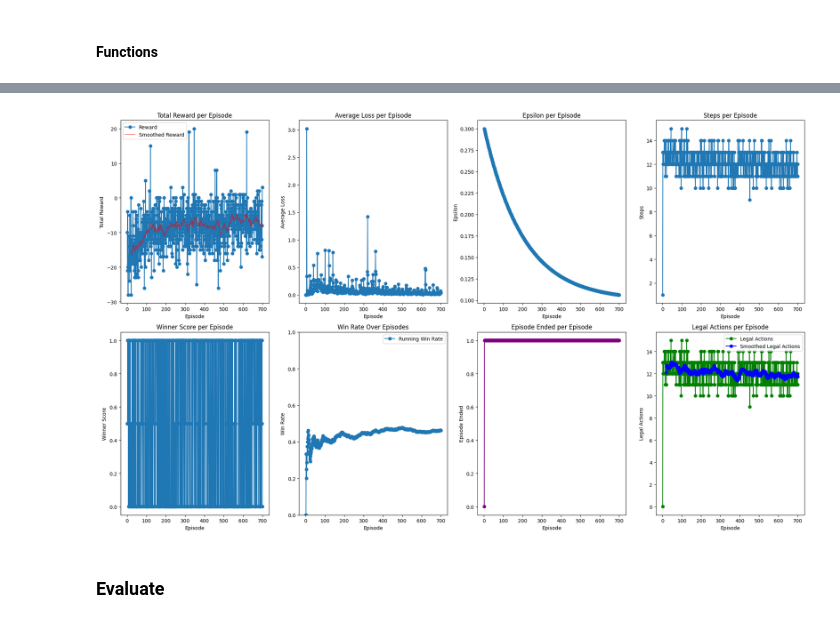
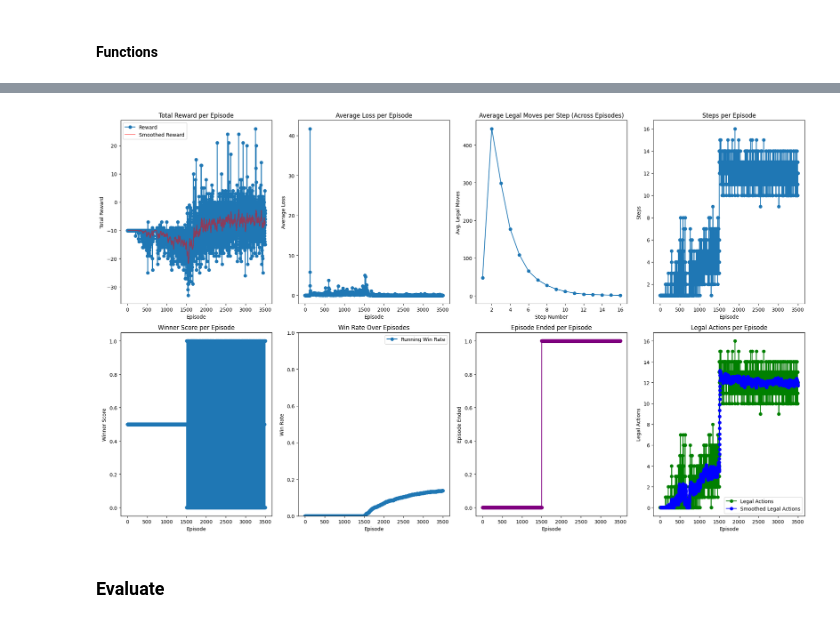
Before and after one commit to gabriel-mercier/Cathedral-RL-CL, a Jupyter notebook: DQN.ipynb, the cells around one changed output, grey strips where cells are left out. Cells and saved outputs as stored; diff of their text form; code cells hidden in the pictures.

```diff
--- a/DQN.ipynb
+++ b/DQN.ipynb
@@ -459,36 +469,39 @@ import matplotlib.pyplot as plt
 import torch
 import torch.nn.functional as F
 
-# Autorise les scalaires de numpy dans la sérialisation de torch
+# Allow numpy scalars in torch serialization
 torch.serialization.add_safe_globals(["numpy._core.multiarray.scalar"])
 
-# Chargement du fichier contenant les poids
+# Load the model weights and associated data
 data = torch.load("model_weights_DQN/TEST.pth", weights_only=False)
 
-# Extraction des listes pour le plotting
+# Extract lists for plotting
 list_reward          = data['list_reward']
-list_epsilon         = data['list_epsilon']
+list_epsilon         = data['list_epsilon']  # no longer used for plotting
 list_loss            = data['list_loss']
 list_steps           = data['list_steps']
 list_winner          = data['list_winner']
 list_episode_ended   = data['list_episode_ended']
 list_legal_actions   = data['list_legal_actions']
 
-# Création de l'axe x (les épisodes)
+
+# Extract the dictionary of average legal moves per step.
+avg_legal_moves_per_step = data['avg_legal_moves_per_step']
+# Sort the steps and extract the average values
+steps_sorted = sorted(avg_legal_moves_per_step.keys())
+avg_moves = [avg_legal_moves_per_step[step] for step in steps_sorted]
+
+# Create the x-axis for episodes
 episodes = np.arange(1, len(list_reward) + 1)
 
-# Calcul de la moyenne lissée des rewards (moyenne glissante)
-window_size = 20  # taille de la fenêtre pour le lissage (à ajuster selon vos données)
-
-# Calcul de la moyenne lissée pour list_legal_actions
+# Compute the smoothed averages using a sliding window for reward and legal actions per episode
+window_size = 20  # adjust as needed
+smoothed_rewards = np.convolve(list_reward, np.ones(window_size)/window_size, mode='valid')
 smoothed_legal_actions = np.convolve(list_legal_actions, np.ones(window_size)/window_size, mode='valid')
 
-smoothed_rewards = np.convolve(list_reward, np.ones(window_size)/window_size, mode='valid')
-
-# Création d'une figure avec 8 subplots (2 lignes x 4 colonnes)
 plt.figure(figsize=(20, 12))
 
-# 1. Total Reward per Episode avec moyenne lissée
+# 1. Total Reward per Episode with smoothed curve
 plt.subplot(2, 4, 1)
 plt.plot(episodes, list_reward, marker='o', linestyle='-', label="Reward")
 plt.plot(episodes[window_size-1:], smoothed_rewards, alpha=0.5, linestyle='-', color='red', label="Smoothed Reward")
@@ -504,12 +517,12 @@ plt.xlabel("Episode")
 plt.ylabel("Average Loss")
 plt.title("Average Loss per Episode")
 
-# 3. Epsilon per Episode
+# 3. Average Legal Moves per Step (replacing Epsilon plot)
 plt.subplot(2, 4, 3)
-plt.plot(episodes, list_epsilon, marker='o', linestyle='-')
-plt.xlabel("Episode")
-plt.ylabel("Epsilon")
-plt.title("Epsilon per Episode")
+plt.plot(steps_sorted, avg_moves, marker='o', linestyle='-')
+plt.xlabel("Step Number")
+plt.ylabel("Avg. Legal Moves")
+plt.title("Average Legal Moves per Step (Across Episodes)")
 
 # 4. Steps per Episode
 plt.subplot(2, 4, 4)
@@ -525,42 +538,39 @@ plt.xlabel("Episode")
 plt.ylabel("Winner Score")
 plt.title("Winner Score per Episode")
 
-# 6. Win Rate Over Episodes
+# 6. Running Win Rate Over Episodes
+plt.subplot(2, 4, 6)
 won_list = [1 if w == 1 else 0 for w in list_winner]
 cumulative_wins = np.cumsum(won_list)
 win_rate = cumulative_wins / np.arange(1, len(won_list) + 1)
-plt.subplot(2, 4, 6)
 plt.plot(episodes, win_rate, marker='o', linestyle='-', label="Running Win Rate")
 plt.xlabel("Episode")
 plt.ylabel("Win Rate")
 plt.title("Win Rate Over Episodes")
 plt.ylim([0, 1])
 plt.legend()
 
 # 7. Episode Ended per Episode
-# Si list_episode_ended contient des booléens, ils seront convertis en 0 et 1
 plt.subplot(2, 4, 7)
 plt.plot(episodes, list_episode_ended, marker='o', linestyle='-', color='purple')
 plt.xlabel("Episode")
 plt.ylabel("Episode Ended")
 plt.title("Episode Ended per Episode")
 
-# 8. Legal Actions per Episode
+# 8. Legal Actions per Episode with smoothed curve
 plt.subplot(2, 4, 8)
 plt.plot(episodes, list_legal_actions, marker='o', linestyle='-', color='green', label="Legal Actions")
-# Pour la courbe lissée, l'axe x commence à l'indice window_size_legal - 1
 plt.plot(episodes[window_size-1:], smoothed_legal_actions, marker='o', linestyle='-', color='blue', label="Smoothed Legal Actions")
 plt.xlabel("Episode")
 plt.ylabel("Legal Actions")
 plt.title("Legal Actions per Episode")
 plt.legend()
 
-
 plt.tight_layout()
 plt.savefig(f"{name}.png", dpi=300)
 plt.show()
 # %% [output]
-[figure, old version]
+[figure, new version]
 # %% [markdown]
 ### Evaluate
 # %% [markdown]
```
Also changed, not shown: parts of 4 cells of this notebook, 5 other files.
